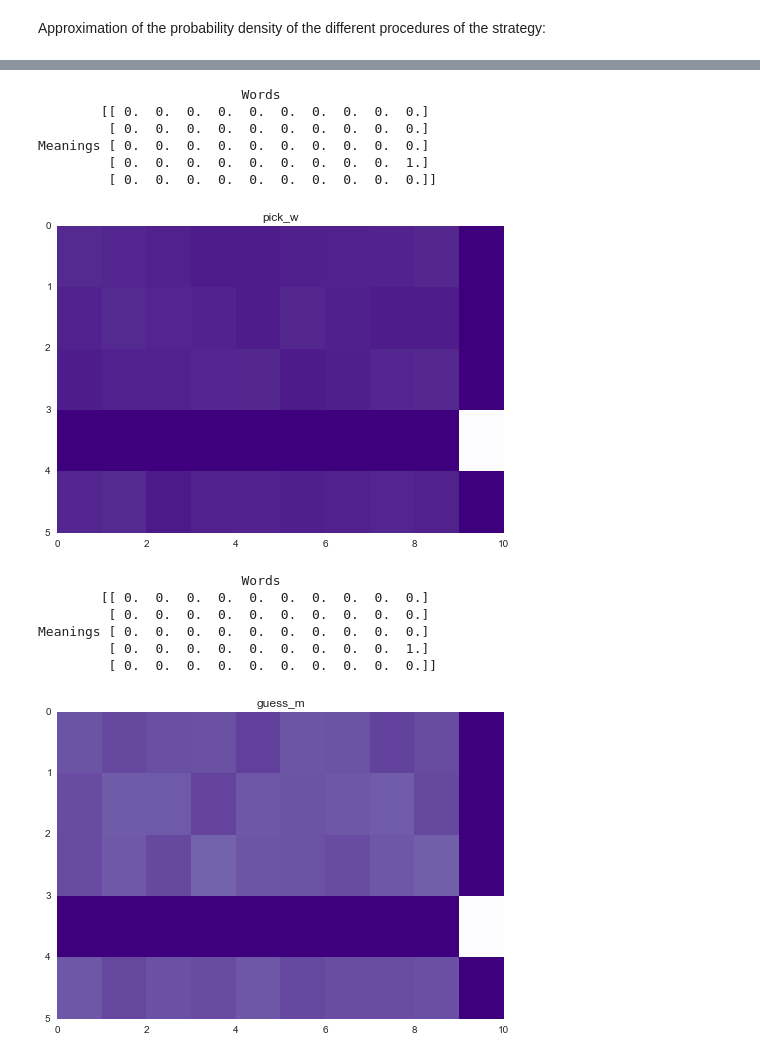
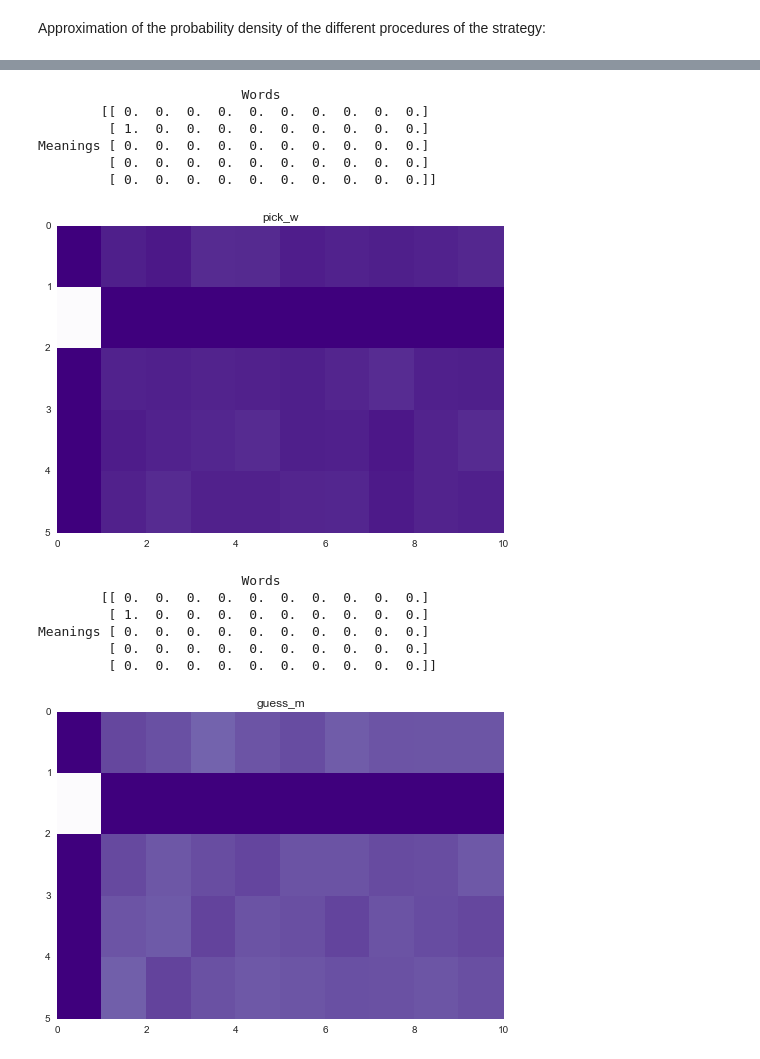
Before and after one commit to flowersteam/naminggamesal, a Jupyter notebook: notebooks/2_Intro_Strategy.ipynb, the cells around one changed output, grey strips where cells are left out. Cells and saved outputs as stored; diff of their text form; code cells hidden in the pictures.

```diff
--- a/notebooks/2_Intro_Strategy.ipynb
+++ b/notebooks/2_Intro_Strategy.ipynb
@@ -16,19 +16,21 @@ import lib.ngvoc as ngvoc
 # %% [markdown]
 Let's create a strategy. We will also need two vocabularies to work on (speaker and hearer). (more info on other strategy types: Design_newStrategy.ipynb)
 # %%
-M=5
-W=10
+voc_cfg = {
+    'voc_type':'sparse_matrix',
+    'M':5,
+    'W':10
+    }
 
-voctype="sparse_matrix"
-nlink=0
+nlink = 0
 
-voctest_speaker=ngvoc.voc_class[voctype](M=M,W=W)
-for i in range(0,nlink):
-    voctest_speaker.add(random.randint(0,M-1),random.randint(0,W-1),1)
+voctest_speaker = ngvoc.Vocabulary(**voc_cfg)
+for i in range(0, nlink):
+    voctest_speaker.add(random.randint(0,M-1), random.randint(0,W-1), 1)
 
-voctest_hearer=ngvoc.voc_class[voctype](M=M,W=W)
-for i in range(0,nlink):
-    voctest_hearer.add(random.randint(0,M-1),random.randint(0,W-1),1)
+voctest_hearer=ngvoc.Vocabulary(**voc_cfg)
+for i in range(0, nlink):
+    voctest_hearer.add(random.randint(0,M-1), random.randint(0,W-1), 1)
 
 print("Speaker:")
 print(voctest_speaker)
@@ -53,8 +55,8 @@ Meanings [ 0.  0.  0.  0.  0.  0.  0.  0.  0.  0.]
          [ 0.  0.  0.  0.  0.  0.  0.  0.  0.  0.]
          [ 0.  0.  0.  0.  0.  0.  0.  0.  0.  0.]]
 # %%
-strat={"strattype":"naivereal"}
+strat_cfg={"strat_type":"naive"}
 
-teststrat=ngstrat.Strategy(strat)
+teststrat=ngstrat.Strategy(**strat_cfg)
 teststrat
 # %% [output]
@@ -182,22 +184,22 @@ Meanings [ 0.  0.  0.  0.  0.  0.  0.  0.  0.  0.]
 # %%
 voctest_speaker.visual()
-teststrat.visual(voc=voctest_speaker,vtype="pick_w",iterr=500)
+teststrat.visual(voc=voctest_speaker,mem=memory_s,vtype="pick_w",iterr=500)
 # %% [output]
                           Words
         [[ 0.  0.  0.  0.  0.  0.  0.  0.  0.  0.]
+         [ 1.  0.  0.  0.  0.  0.  0.  0.  0.  0.]
+Meanings [ 0.  0.  0.  0.  0.  0.  0.  0.  0.  0.]
          [ 0.  0.  0.  0.  0.  0.  0.  0.  0.  0.]
-Meanings [ 0.  0.  0.  0.  0.  0.  0.  0.  0.  0.]
-         [ 0.  0.  0.  0.  0.  0.  0.  0.  0.  1.]
          [ 0.  0.  0.  0.  0.  0.  0.  0.  0.  0.]]
-[figure, old version]
+[figure, new version]
 # %%
 voctest_hearer.visual()
-teststrat.visual(voc=voctest_hearer,vtype="guess_m",iterr=500)
+teststrat.visual(voc=voctest_hearer,mem=memory_h,vtype="guess_m",iterr=500)
 # %% [output]
                           Words
         [[ 0.  0.  0.  0.  0.  0.  0.  0.  0.  0.]
+         [ 1.  0.  0.  0.  0.  0.  0.  0.  0.  0.]
+Meanings [ 0.  0.  0.  0.  0.  0.  0.  0.  0.  0.]
          [ 0.  0.  0.  0.  0.  0.  0.  0.  0.  0.]
-Meanings [ 0.  0.  0.  0.  0.  0.  0.  0.  0.  0.]
-         [ 0.  0.  0.  0.  0.  0.  0.  0.  0.  1.]
          [ 0.  0.  0.  0.  0.  0.  0.  0.  0.  0.]]
-[figure, old version]
+[figure, new version]
```
Also changed, not shown: parts of 6 cells of this notebook, 21 other files.
